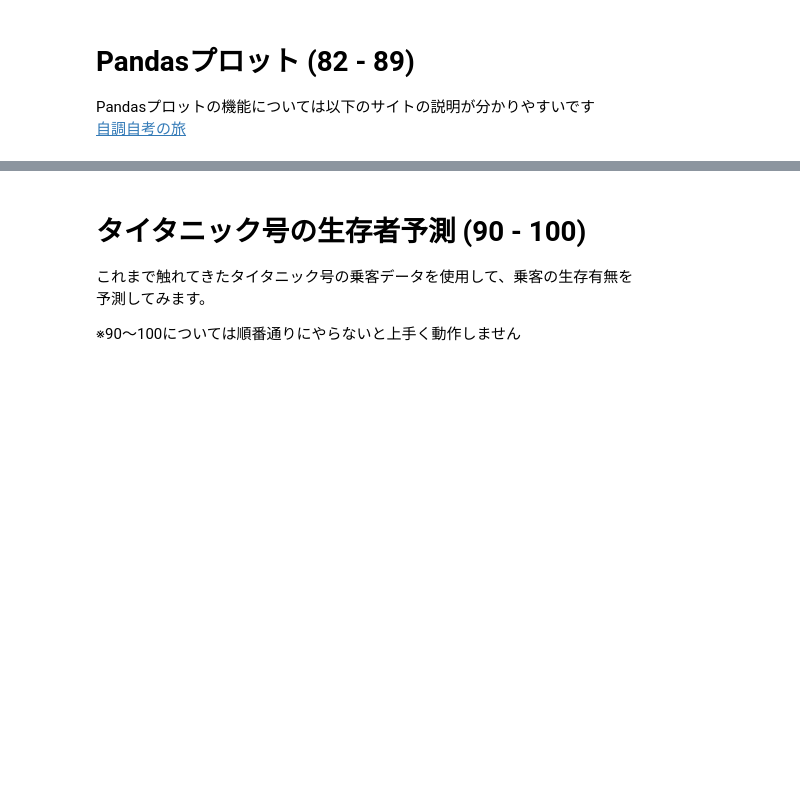
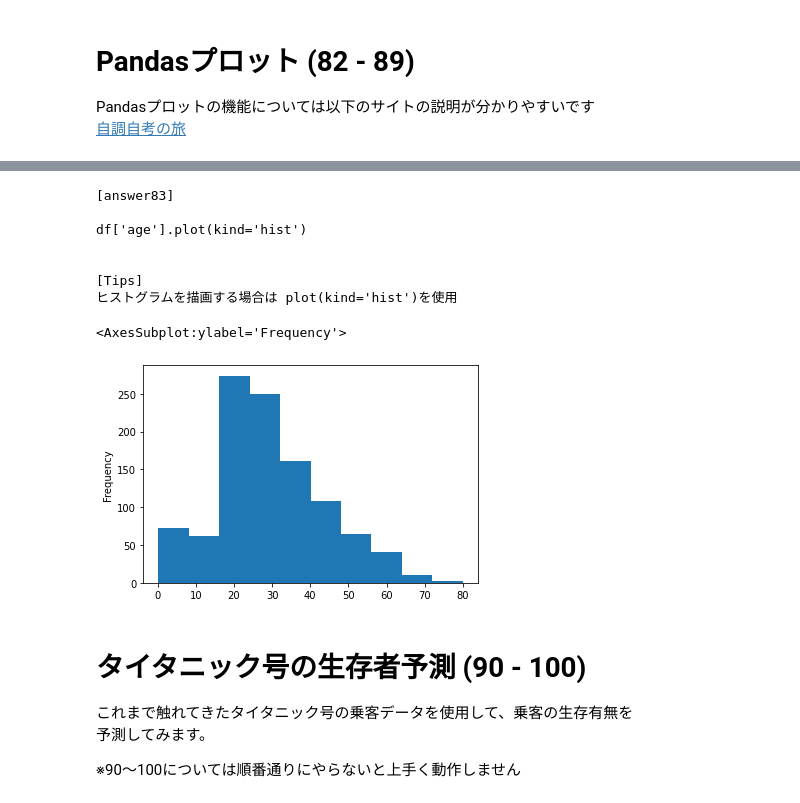
Before and after one commit to tamat0/pandas100, a Jupyter notebook: pandas_100_knocks_v1.0.4/notebook/01_Pandas_100_Knocks_for_Begginer_v1.0.4.ipynb, the cells around one changed output, grey strips where cells are left out. Saved outputs shown, nothing was run; the diff lists cells and outputs as text; code cells hidden in the pictures; blank space fills up the shorter version.

```diff
--- a/pandas_100_knocks_v1.0.4/notebook/01_Pandas_100_Knocks_for_Begginer_v1.0.4.ipynb
+++ b/pandas_100_knocks_v1.0.4/notebook/01_Pandas_100_Knocks_for_Begginer_v1.0.4.ipynb
@@ -1797,8 +2158,20 @@ df = initialize1() #初期化
 # %%
 # 【83】
 # dfのage列をヒストグラムで表示
-#print(ans[83]) #回答表示
+print(ans[83]) #回答表示
 df = initialize1() #初期化
+
+df["age"].plot(kind="hist")
+# %% [output]
+[answer83]
+
+df['age'].plot(kind='hist')
+
+
+[Tips]
+ヒストグラムを描画する場合は plot(kind='hist')を使用
+<AxesSubplot:ylabel='Frequency'>
+[figure, added]
 # %%
 # 【84】
 # df2のname列の要素ごとの3科目合計得点を棒グラフで表示
```
Also changed, not shown: parts of 17 cells of this notebook.
